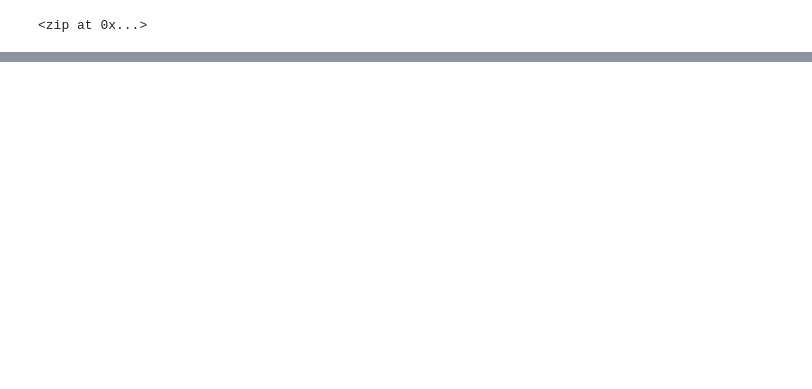
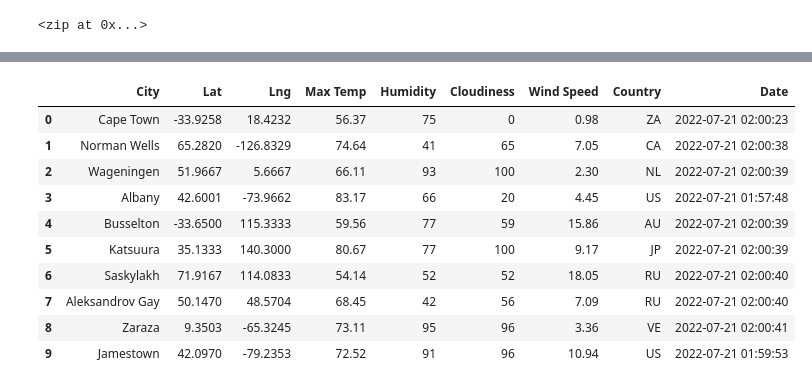
Before and after one commit to lingumd/World_Weather_Analysis, a Jupyter notebook: WeatherPy.ipynb, the cells around one changed output, grey strips where cells are left out. Cells and saved outputs as stored; diff of their text form; code cells hidden in the pictures; blank space fills up the shorter version.

```diff
--- a/WeatherPy.ipynb
+++ b/WeatherPy.ipynb
@@ -31,0 +127,16 @@ len(cities)
+# %%
+# Convert the array of dictionaries to a Pandas DataFrame.
+city_data_df = pd.DataFrame(city_data)
+city_data_df.head(10)
+# %% [output]
+|  | City | Lat | Lng | Max Temp | Humidity | Cloudiness | Wind Speed | Country | Date |
+| 0 | Cape Town | -33.9258 | 18.4232 | 56.37 | 75 | 0 | 0.98 | ZA | 2022-07-21 02:00:23 |
+| 1 | Norman Wells | 65.2820 | -126.8329 | 74.64 | 41 | 65 | 7.05 | CA | 2022-07-21 02:00:38 |
+| 2 | Wageningen | 51.9667 | 5.6667 | 66.11 | 93 | 100 | 2.30 | NL | 2022-07-21 02:00:39 |
+| 3 | Albany | 42.6001 | -73.9662 | 83.17 | 66 | 20 | 4.45 | US | 2022-07-21 01:57:48 |
+| 4 | Busselton | -33.6500 | 115.3333 | 59.56 | 77 | 59 | 15.86 | AU | 2022-07-21 02:00:39 |
+| 5 | Katsuura | 35.1333 | 140.3000 | 80.67 | 77 | 100 | 9.17 | JP | 2022-07-21 02:00:39 |
+| 6 | Saskylakh | 71.9167 | 114.0833 | 54.14 | 52 | 52 | 18.05 | RU | 2022-07-21 02:00:40 |
+| 7 | Aleksandrov Gay | 50.1470 | 48.5704 | 68.45 | 42 | 56 | 7.09 | RU | 2022-07-21 02:00:40 |
+| 8 | Zaraza | 9.3503 | -65.3245 | 73.11 | 95 | 96 | 3.36 | VE | 2022-07-21 02:00:41 |
+| 9 | Jamestown | 42.0970 | -79.2353 | 72.52 | 91 | 96 | 10.94 | US | 2022-07-21 01:59:53 |
```
Also changed, not shown: parts of 7 cells of this notebook, 1 other file.
